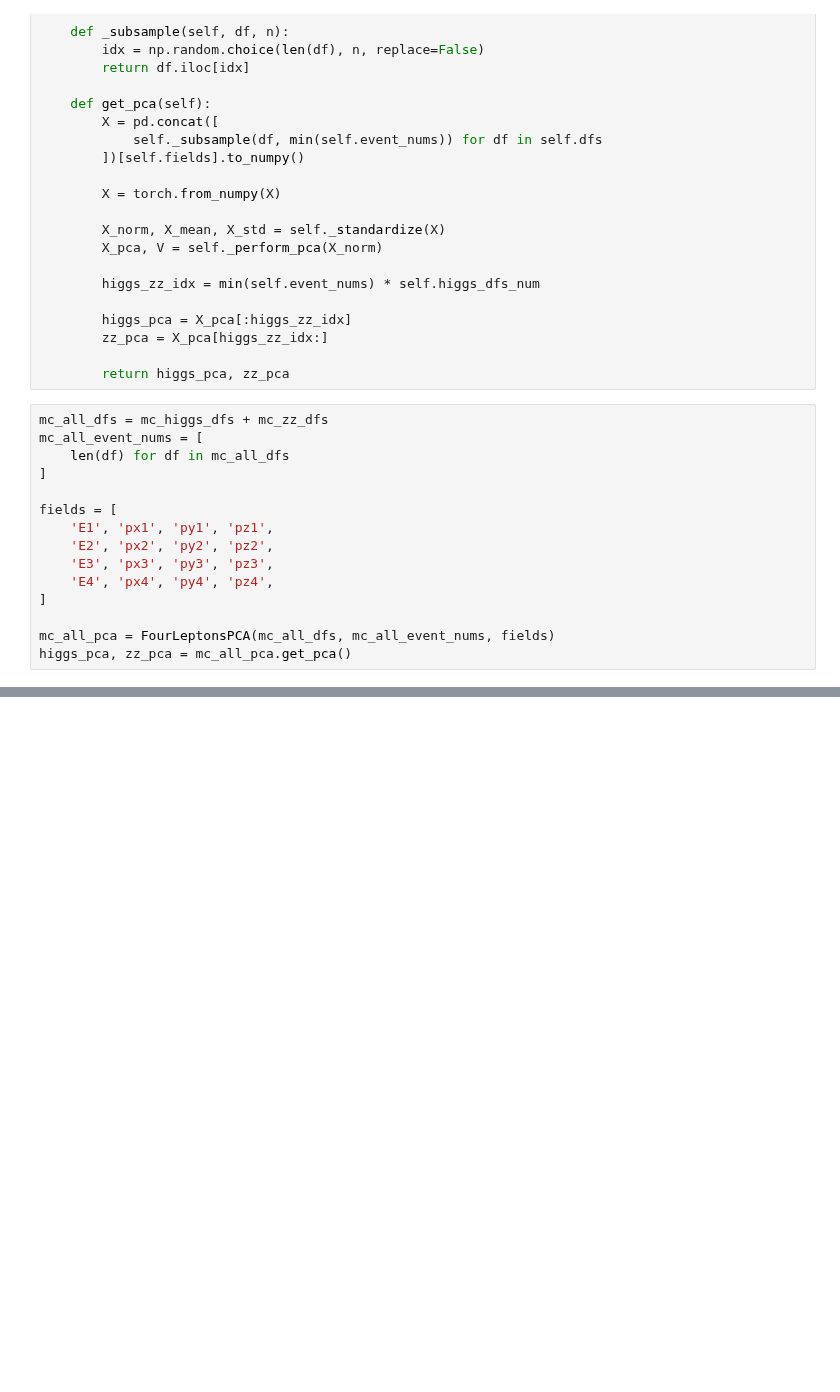
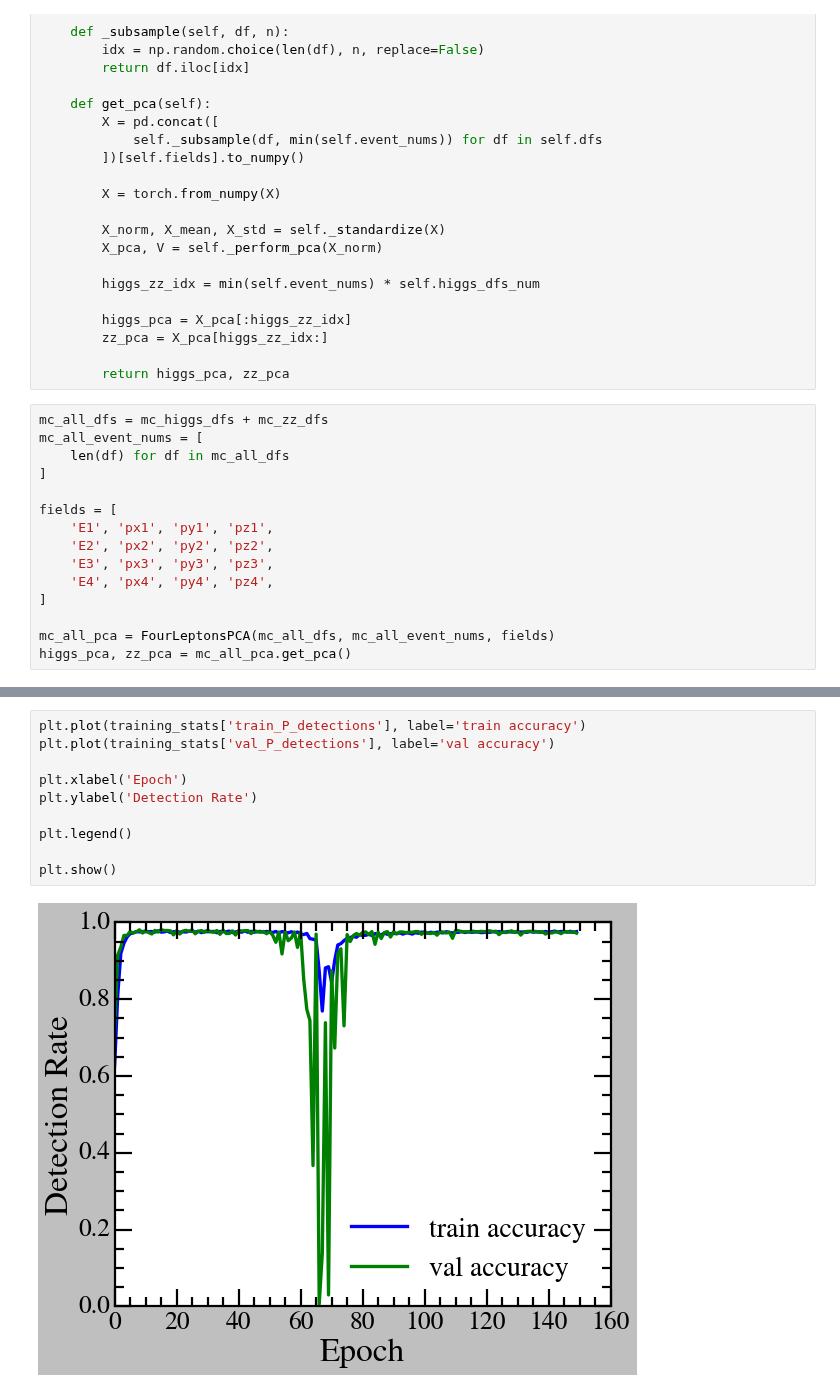
Before and after one commit to vinh-qtran/mit-jlab-sp25, a Jupyter notebook: higgs/preliminary/analysis.ipynb, the cells around one changed output, grey strips where cells are left out. Cells and saved outputs as stored; diff of their text form; blank space fills up the shorter version.

```diff
--- a/higgs/preliminary/analysis.ipynb
+++ b/higgs/preliminary/analysis.ipynb
@@ -190,0 +260,12 @@ PC 6
+# %%
+plt.plot(training_stats['train_P_detections'], label='train accuracy')
+plt.plot(training_stats['val_P_detections'], label='val accuracy')
+
+plt.xlabel('Epoch')
+plt.ylabel('Detection Rate')
+
+plt.legend()
+
+plt.show()
+# %% [output]
+[figure, added]
```
Also changed, not shown: parts of 12 cells of this notebook, 9 other files.
